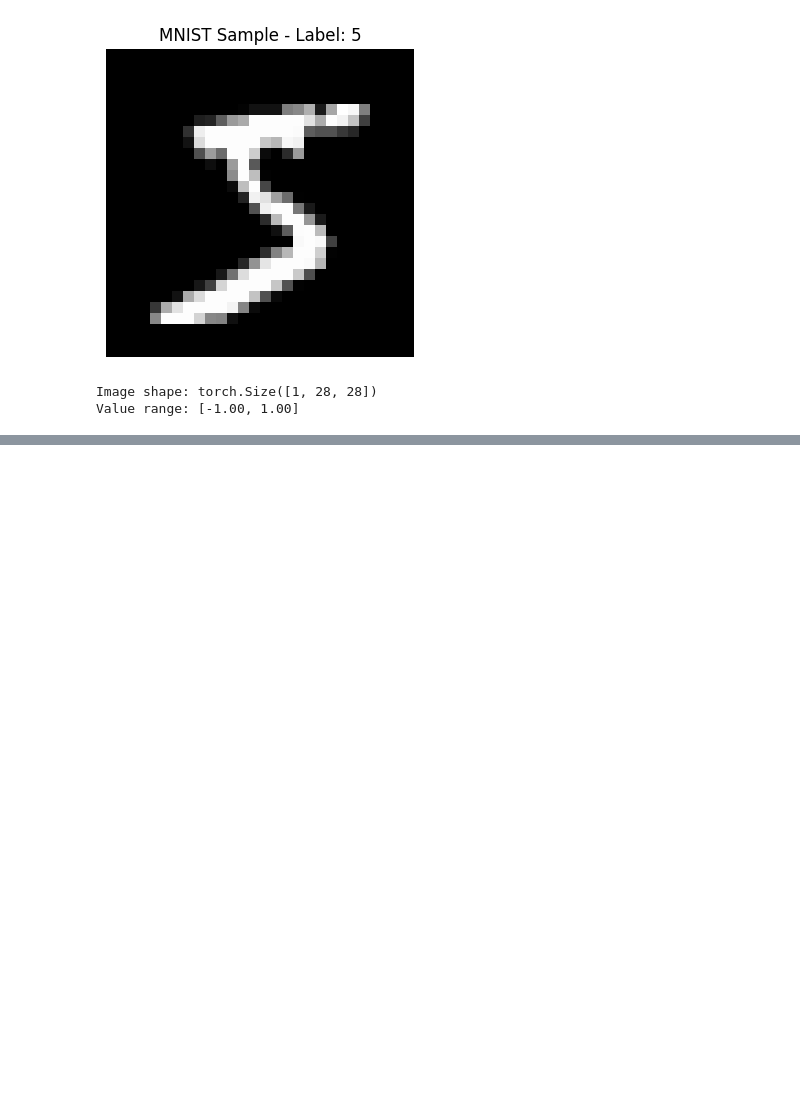
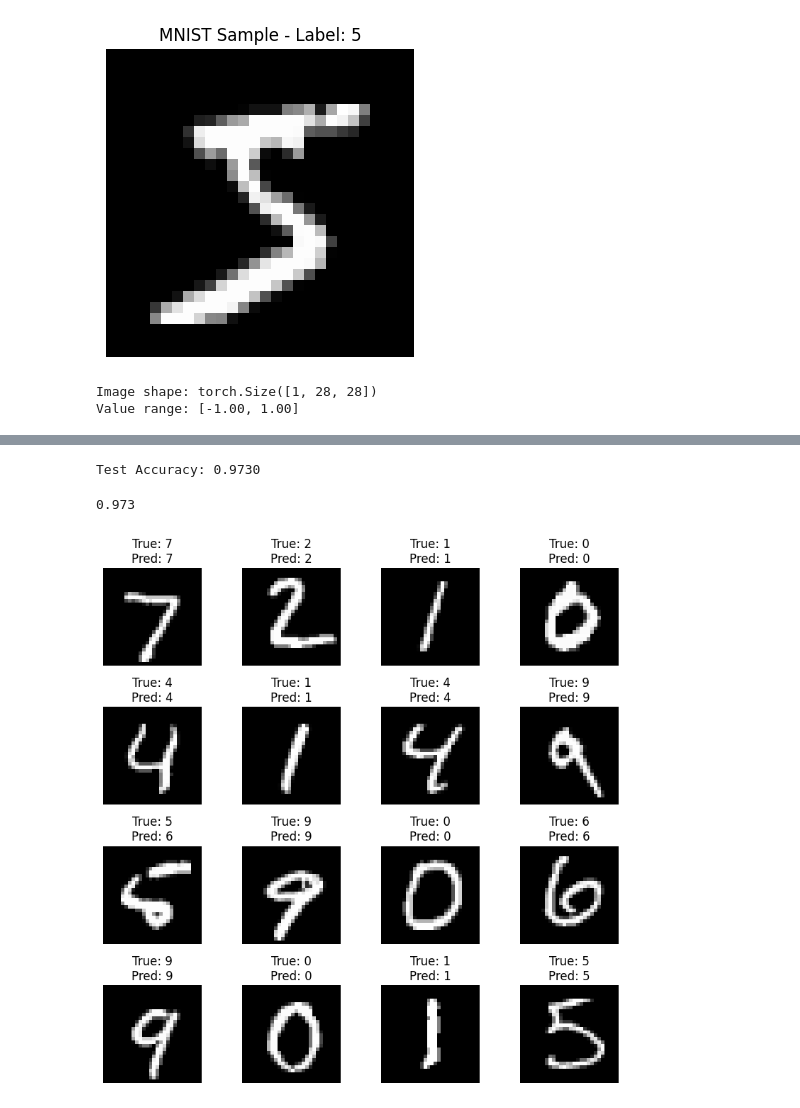
Before and after one commit to lime02lime/ImageTransformer, a Jupyter notebook: data_prep.ipynb, the cells around one changed output, grey strips where cells are left out. Cells and saved outputs as stored; diff of their text form; code cells hidden in the pictures; blank space fills up the shorter version.

Commit message:
added dynamic identification of images - in progress

```diff
--- a/data_prep.ipynb
+++ b/data_prep.ipynb
@@ -91,0 +298,17 @@ Batch of labels shape: torch.Size([256])
+# %%
+device = torch.device("cuda" if torch.cuda.is_available() else "cpu")
+
+model = CustomTransformerEncoder(
+    patch_dim=14*14,
+    emb_dim=256,
+    num_heads=4,
+    ff_hidden_dim=512,
+    num_layers=1,
+    num_classes=10,
+    num_patches=4  # MNIST 28x28 → 4 patches of 14x14 or 16 patches of 7x7
+)
+
+criterion = nn.CrossEntropyLoss()
+optimizer = torch.optim.Adam(model.parameters(), lr=1e-3)
+
+train_model(model, train_loader, test_loader, optimizer, criterion, device, num_epochs=8)
@@ -91,0 +352,54 @@ Batch of labels shape: torch.Size([256])
+# %%
+evaluate_model(model, test_loader, device)
+# %% [output]
+Test Accuracy: 0.9730
+0.973
+# %%
+# Visualize some predictions
+import matplotlib.pyplot as plt
+import numpy as np
+
+def visualize_predictions(model, dataset, device, num_images=12, rows=3, cols=4):
+    """
+    Visualize original images and model predictions.
+
+    Args:
+        model: The trained transformer model
+        dataset: The dataset containing original images (e.g., test_dataset)
+        device: The device to run predictions on ('cuda' or 'cpu')
+        num_images: Total number of images to display (default: 12)
+        rows: Number of rows in the subplot grid (default: 3)
+        cols: Number of columns in the subplot grid (default: 4)
+    """
+    model.eval()
+    with torch.no_grad():
+        # Create a figure with subplots
+        fig, axes = plt.subplots(rows, cols, figsize=(cols*2, rows*2))
+        axes = axes.ravel()
+
+        for i in range(num_images):
+            # Get original image and label from dataset
+            img, label = dataset[i]
+
+            # Create patches for the single image
+            patches = create_image_patches(img)
+            patches = torch.tensor(patches).unsqueeze(0).float().to(device)  # Add batch dimension
+
+            # Get model prediction
+            output = model(patches)
+            pred = output.argmax(dim=1).item()
+
+            # Display original image (not patches)
+            img_np = img.squeeze().numpy()  # Remove channel dimension
+            axes[i].imshow(img_np, cmap='gray')
+            axes[i].axis('off')
+            axes[i].set_title(f'True: {label}\nPred: {pred}')
+
+        plt.tight_layout()
+        plt.show()
+
+
+# Or with custom parameters:
+visualize_predictions(model, test_dataset, device, num_images=16, rows=4, cols=4)
+# %% [output]
+[figure, added]
```
Also changed, not shown: parts of 10 cells of this notebook, 6 other files.
